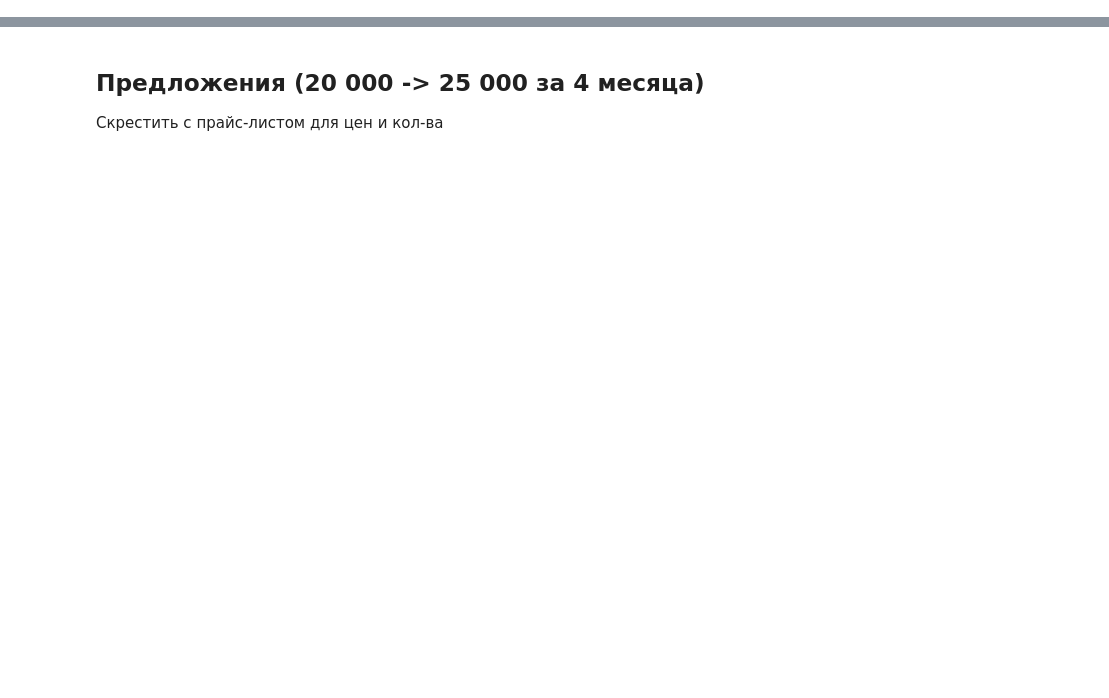
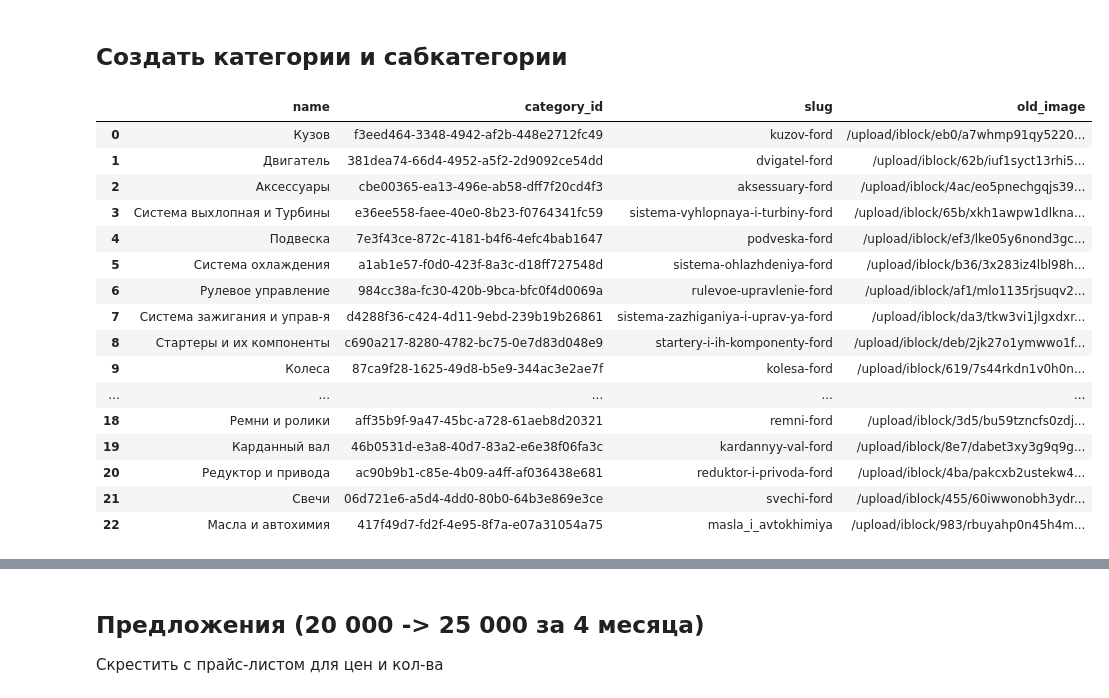
Before and after one commit to TCF-SOFT/be-tcf, a Jupyter notebook: tech/bitrix_migration/maigration.ipynb, the cells around one changed output, grey strips where cells are left out. Saved outputs shown, nothing was run; the diff lists cells and outputs as text; code cells hidden in the pictures; blank space fills up the shorter version.

```diff
--- a/tech/bitrix_migration/maigration.ipynb
+++ b/tech/bitrix_migration/maigration.ipynb
@@ -9,25 +12,29 @@ catalogue = pd.read_csv("data/category.csv", sep=";")
+# %%
+catalogue = catalogue[(catalogue["IE_NAME"] != "1")
+                      & (catalogue["IE_NAME"] != "0")
+                      & (catalogue["IE_NAME"] != "01")
+                      & (catalogue["IC_GROUP1"].notna())
+                      & (catalogue["IC_GROUP2"].notna())]
 # %%
 catalogue = catalogue[
     [
         "IE_XML_ID",
         "IE_NAME",
-        "IE_ID",
         "IE_PREVIEW_PICTURE",
         "IE_PREVIEW_TEXT",
-        "IE_CODE",
         "IC_GROUP1",
         "IC_GROUP2",
     ]
-]
+].rename(
+    columns={
+        "IE_XML_ID": "bitrix_id",
+        "IE_NAME": "name",
+        "IE_PREVIEW_PICTURE": "old_image",
+        "IE_PREVIEW_TEXT": "cross_number",
+        "IC_GROUP1": "category",
+        "IC_GROUP2": "sub_category",
+    }
+)
+ids = [str(uuid4()) for i in range(len(catalogue))]
+catalogue['id'] = ids
+catalogue["slug"] = [slugify(n) for n in catalogue["name"].str.lower()]
-# %%
-catalogue = catalogue.rename(
-    columns={
-        "IE_XML_ID": "bitrix_id",
-        "IE_NAME": "name",
-        "IE_ID": "IE_ID",
-        "IE_PREVIEW_PICTURE": "old_image",
-        "IE_PREVIEW_TEXT": "cross_number",
-        "IC_GROUP1": "category",
-        "IC_GROUP2": "sub_category",
-    }
-)
@@ -50,4 +75,30 @@ catalogue
+# %% [markdown]
+## Создать категории и сабкатегории
+# %%
+category_images = pd.read_csv("data/images_categories_tcf.csv")
 # %%
-category = catalogue["category"].drop_duplicates()
+category = pd.DataFrame(catalogue["category"].drop_duplicates())
+category = category.rename(columns={"category": "name"})
+ids = [str(uuid4()) for i in range(len(category))]
+category['category_id'] = ids
+category = category.merge(category_images, on='name', how='left')
 category
+# %% [output]
+|  | name | category_id | slug | old_image |
+| 0 | Кузов | f3eed464-3348-4942-af2b-448e2712fc49 | kuzov-ford | /upload/iblock/eb0/a7whmp91qy5220... |
+| 1 | Двигатель | 381dea74-66d4-4952-a5f2-2d9092ce54dd | dvigatel-ford | /upload/iblock/62b/iuf1syct13rhi5... |
+| 2 | Аксессуары | cbe00365-ea13-496e-ab58-dff7f20cd4f3 | aksessuary-ford | /upload/iblock/4ac/eo5pnechgqjs39... |
+| 3 | Система выхлопная и Турбины | e36ee558-faee-40e0-8b23-f0764341fc59 | sistema-vyhlopnaya-i-turbiny-ford | /upload/iblock/65b/xkh1awpw1dlkna... |
+| 4 | Подвеска | 7e3f43ce-872c-4181-b4f6-4efc4bab1647 | podveska-ford | /upload/iblock/ef3/lke05y6nond3gc... |
+| 5 | Система охлаждения | a1ab1e57-f0d0-423f-8a3c-d18ff727548d | sistema-ohlazhdeniya-ford | /upload/iblock/b36/3x283iz4lbl98h... |
+| 6 | Рулевое управление | 984cc38a-fc30-420b-9bca-bfc0f4d0069a | rulevoe-upravlenie-ford | /upload/iblock/af1/mlo1135rjsuqv2... |
+| 7 | Система зажигания и управ-я | d4288f36-c424-4d11-9ebd-239b19b26861 | sistema-zazhiganiya-i-uprav-ya-ford | /upload/iblock/da3/tkw3vi1jlgxdxr... |
+| 8 | Стартеры и их компоненты | c690a217-8280-4782-bc75-0e7d83d048e9 | startery-i-ih-komponenty-ford | /upload/iblock/deb/2jk27o1ymwwo1f... |
+| 9 | Колеса | 87ca9f28-1625-49d8-b5e9-344ac3e2ae7f | kolesa-ford | /upload/iblock/619/7s44rkdn1v0h0n... |
+| ... | ... | ... | ... | ... |
+| 18 | Ремни и ролики | aff35b9f-9a47-45bc-a728-61aeb8d20321 | remni-ford | /upload/iblock/3d5/bu59tzncfs0zdj... |
+| 19 | Карданный вал | 46b0531d-e3a8-40d7-83a2-e6e38f06fa3c | kardannyy-val-ford | /upload/iblock/8e7/dabet3xy3g9q9g... |
+| 20 | Редуктор и привода | ac90b9b1-c85e-4b09-a4ff-af036438e681 | reduktor-i-privoda-ford | /upload/iblock/4ba/pakcxb2ustekw4... |
+| 21 | Свечи | 06d721e6-a5d4-4dd0-80b0-64b3e869e3ce | svechi-ford | /upload/iblock/455/60iwwonobh3ydr... |
+| 22 | Масла и автохимия | 417f49d7-fd2f-4e95-8f7a-e07a31054a75 | masla_i_avtokhimiya | /upload/iblock/983/rbuyahp0n45h4m... |
 # %%
```
Also changed, not shown: parts of 23 cells of this notebook, 5 other files.
